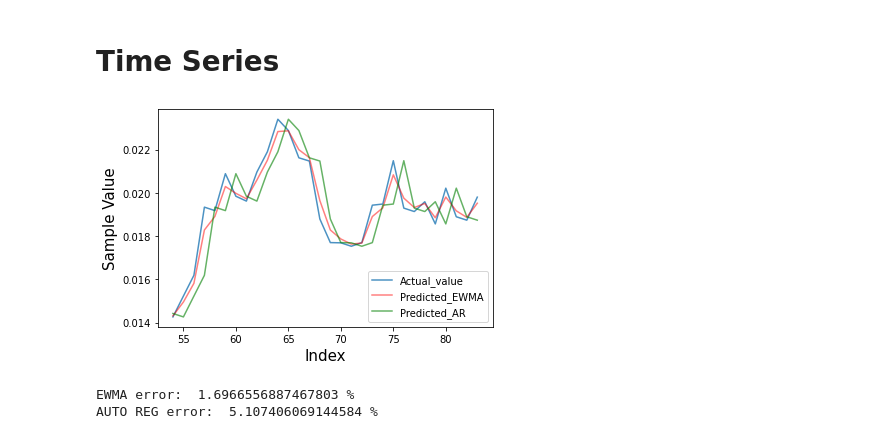
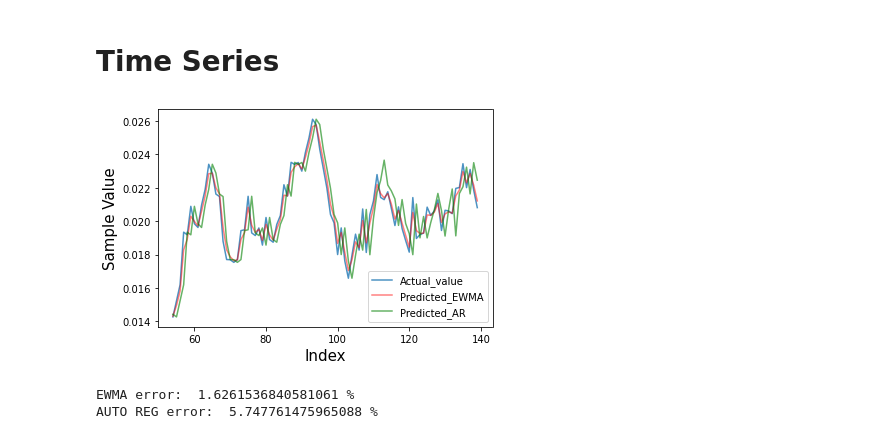
Before and after one commit to MingCHEN-Github/google-trace-analysis, a Jupyter notebook: CPUusage_ClusterLevel_TimeSeries.ipynb, the cells around one changed output. Drawn from its saved outputs; the diff is of its cells as text; code cells hidden in the pictures.

```diff
--- a/CPUusage_ClusterLevel_TimeSeries.ipynb
+++ b/CPUusage_ClusterLevel_TimeSeries.ipynb
@@ -101,5 +110,5 @@ started loading
 # %%
-output_dataframe_final = output_dataframe_final[output_dataframe_final['hour']<84]
+output_dataframe_final = output_dataframe_final[output_dataframe_final['hour']<140]
 # %%
 output_dataframe_final
 # %% [output]
@@ -195,13 +207,11 @@ regressor = NeuralNetworkRegressor(neural_network=regression_opflow_qnn,
 objective_func_vals = []
 plt.rcParams["figure.figsize"] = (12, 6)
 
-print(np.arange(84))
+print(np.arange(140).shape)
 # fit to data
-regressor.fit(np.arange(84), X)
-
+regressor.fit(np.arange(140).reshape(140,1), X)
 # return to default figsize
 plt.rcParams["figure.figsize"] = (6, 4)
-
 # score the result
-regressor.score(np.arange(84), X)
+regressor.score(np.arange(140).reshape(140,1), X)
 # %% [output]
@@ -223,12 +238,12 @@ stepwise_fit = auto_arima(X, trace=True, suppress_warnings=True)
 
 # 训练ARIMA的数据集分割，训练集+测试集
 print (X.shape)
-trainSet_arima,testSet_arima = np.split(X,[30])
+trainSet_arima,testSet_arima = np.split(X,[80])
 #testSet_arima = X.iiloc[-20:]
 print(trainSet_arima.shape, testSet_arima.shape)
 
 from statsmodels.tsa.arima_model import ARIMA
-model=ARIMA(trainSet_arima,order=(4,0,0))
+model=ARIMA(trainSet_arima,order=(0,1,0))
 model=model.fit()
 model.summary()
 
@@ -241,7 +256,7 @@ pred = model.predict(start=start, end=end, typ = 'levels')
 print(pred)
 print(testSet_arima)
 
-plt.plot(np.arange(30, 84), testSet_arima, label='Actual_value', alpha=0.5)
-plt.plot(np.arange(30, 84), pred, c='r', label='Predicted_EWMA', alpha=0.5)
+plt.plot(np.arange(80, 140), testSet_arima, label='Actual_value', alpha=0.5)
+plt.plot(np.arange(80, 140), pred, c='r', label='Predicted_EWMA', alpha=0.5)
 # %% [output]
 Performing stepwise search to minimize aic
@@ -352,9 +347,9 @@ delta = 30
 def plotGraph(X,pred_ewma,pred_auto):
     plt.xlabel('Index', fontsize=15)
     plt.ylabel('Sample Value', fontsize=15)
-    plt.plot(np.arange(24 + delta, 84), X, label='Actual_value', alpha=0.8)
-    plt.plot(np.arange(24 + delta, 84), pred_ewma, c='r', label='Predicted_EWMA', alpha=0.5)
-    plt.plot(np.arange(24 + delta, 84), pred_auto, c='g', label='Predicted_AR', alpha=0.6)
+    plt.plot(np.arange(24 + delta, 140), X, label='Actual_value', alpha=0.8)
+    plt.plot(np.arange(24 + delta, 140), pred_ewma, c='r', label='Predicted_EWMA', alpha=0.5)
+    plt.plot(np.arange(24 + delta, 140), pred_auto, c='g', label='Predicted_AR', alpha=0.6)
 
     plt.legend(fontsize=10)
     plt.show()
@@ -367,35 +362,35 @@ def calcTimeSeries(X):
     pred_auto = []
     for i in range(24 + delta, len(X)):
         ar_model.fit(end=i)
         pred_auto.append(ar_model.predict(t=i))
 
     pred_auto = np.array(pred_auto).squeeze()
 
     y_t_hat = X[23 + delta]
     alpha = 0.7
     pred_ewma = []
 
     for i in range(24 + delta, len(X)):
         y_t_hat = EWMA(X, i, y_t_hat, alpha)
         pred_ewma.append(y_t_hat)
 
     pred_ewma = np.array(pred_ewma)
 #     print X[24]
 #     print pred_auto
 #     print pred_ewma
     y=[]
     for i in range(24 + delta,len(X)):
         y.append(X[i])
     X=y
     plotGraph(X,pred_ewma,pred_auto)
     print ("EWMA error: ",errorCalc(X,pred_ewma),"%")
     print ("AUTO REG error: ",errorCalc(X,pred_auto),"%")
 
 
 calcTimeSeries(X)
 # %% [output]
-[figure, old version]
+[figure, new version]
-EWMA error:  1.6966556887467803 %
-AUTO REG error:  5.107406069144584 %
+EWMA error:  1.6261536840581061 %
+AUTO REG error:  5.747761475965088 %
 # %%
 print (X)
```
Also changed, not shown: parts of 11 cells of this notebook, 1 other file.
